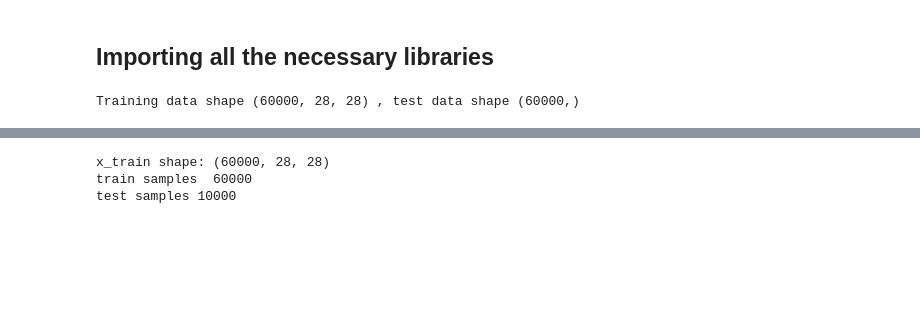
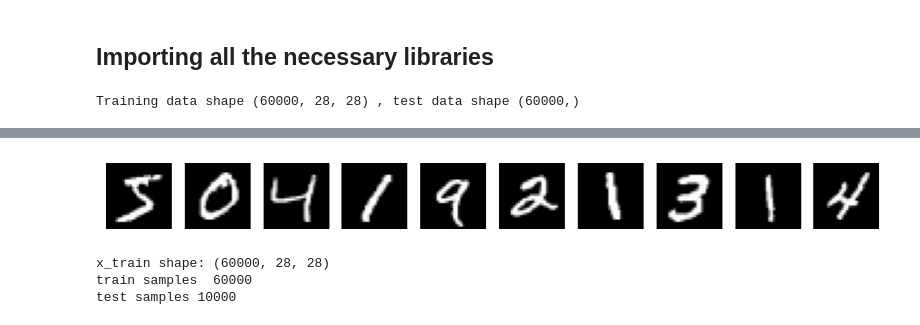
Before and after one commit to romajoshi17/Digit-Recognition-Using-NN, a Jupyter notebook: Digit_Recognition.ipynb, the cells around one changed output, grey strips where cells are left out. Drawn from its saved outputs; the diff is of its cells as text; code cells hidden in the pictures; blank space fills up the shorter version.

```diff
--- a/Digit_Recognition.ipynb
+++ b/Digit_Recognition.ipynb
@@ -33,3 +35,16 @@ plt.show()
+# %%
+def plot_samples(X, y, n=10):
+    plt.figure(figsize=(10, 2))
+    for i in range(n):
+        plt.subplot(1, n, i+1)
+        plt.imshow(X[i], cmap='gray')
+        #plt.title(f'Label: {y[i]}')
+        plt.axis('off')
+    plt.show()
+
+plot_samples(X_train, Y_train)
+# %% [output]
+[figure, added]
 # %%
 Y_train = to_categorical(Y_train, n_classes)
 Y_test = to_categorical(Y_test, n_classes)
```
Also changed, not shown: parts of 6 cells of this notebook.
